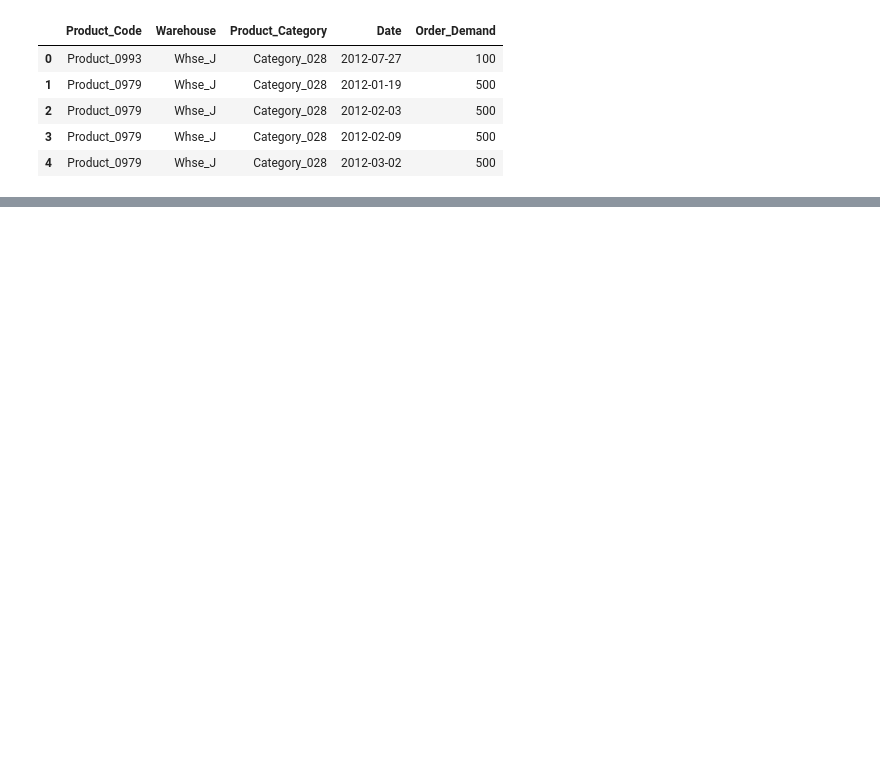
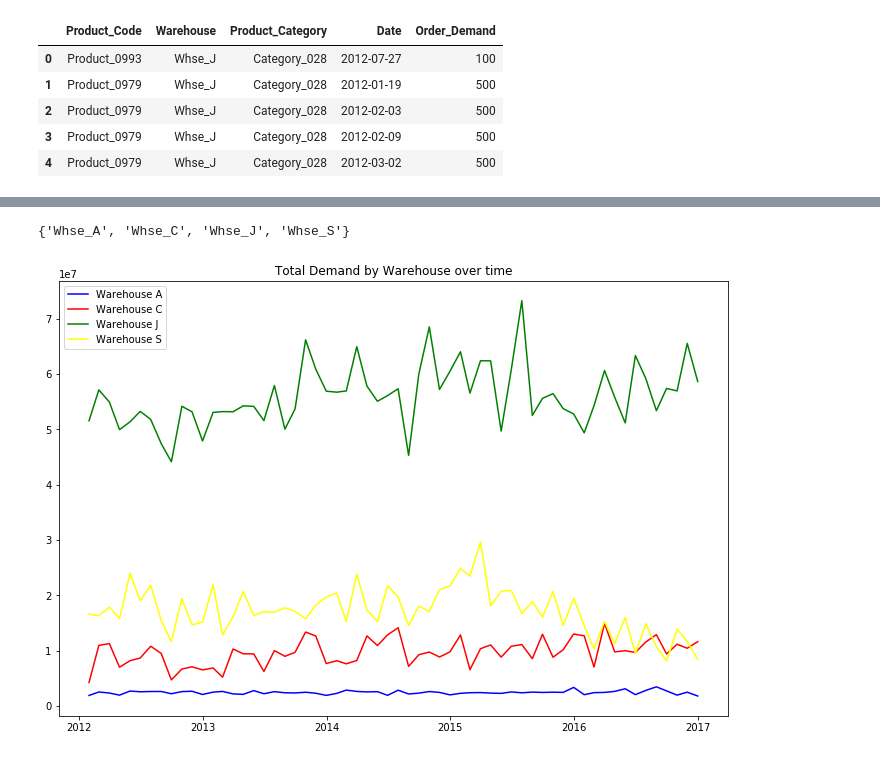
Before and after one commit to mt3443/visualization, a Jupyter notebook: visualizations.ipynb, the cells around one changed output, grey strips where cells are left out. Cells and saved outputs as stored; diff of their text form; code cells hidden in the pictures; blank space fills up the shorter version.

Commit message:
Finished visualizations

```diff
--- a/visualizations.ipynb
+++ b/visualizations.ipynb
@@ -5,6 +8,14 @@ import matplotlib.pyplot as plt
 # %%
 df = pd.read_csv('data/product_demand.csv').dropna()
 df['Date'] = pd.to_datetime(df['Date'])
+
+demands = []
+for index, row in df.iterrows():
+    demands.append(int(row['Order_Demand'].strip('()')))
+
+df['Order_Demand'] = demands
+del demands
+
 df.head()
 # %% [output]
 |  | Product_Code | Warehouse | Product_Category | Date | Order_Demand |
@@ -17,3 +28,7 @@ df.head()
 # total demand of all warehouses over time (line graph)
 # find product in multiple warehouses (pie graph)
 # total demand of some specific products over time (line graph)
+# %%
+# group total demand per warehouse by month
+warehouse_df = df[['Warehouse', 'Date', 'Order_Demand']]
+warehouse_df.head()
@@ -19,0 +42,28 @@ df.head()
+# %%
+set(warehouse_df.Warehouse.values)
+# %% [output]
+{'Whse_A', 'Whse_C', 'Whse_J', 'Whse_S'}
+# %%
+wa_df = warehouse_df.loc[warehouse_df.Warehouse == 'Whse_A'].set_index('Date').drop(columns='Warehouse').resample('M').sum()
+wc_df = warehouse_df.loc[warehouse_df.Warehouse == 'Whse_C'].set_index('Date').drop(columns='Warehouse').resample('M').sum()
+wj_df = warehouse_df.loc[warehouse_df.Warehouse == 'Whse_J'].set_index('Date').drop(columns='Warehouse').resample('M').sum()
+ws_df = warehouse_df.loc[warehouse_df.Warehouse == 'Whse_S'].set_index('Date').drop(columns='Warehouse').resample('M').sum()
+
+wa_df.drop(wa_df.head(12).index, inplace=True)
+wc_df.drop(wc_df.head(4).index, inplace=True)
+wc_df.drop(wc_df.tail(1).index, inplace=True)
+wj_df.drop(wj_df.head(2).index, inplace=True)
+wj_df.drop(wj_df.tail(1).index, inplace=True)
+ws_df.drop(ws_df.head(7).index, inplace=True)
+ws_df.drop(ws_df.tail(1).index, inplace=True)
+# %%
+plt.rcParams['figure.figsize'] = [12, 8]
+plt.title('Total Demand by Warehouse Over Time')
+plt.plot(wa_df, color='blue', label='Warehouse A')
+plt.plot(wc_df, color='red', label='Warehouse C')
+plt.plot(wj_df, color='green', label='Warehouse J')
+plt.plot(ws_df, color='yellow', label='Warehouse S')
+plt.legend(loc='best')
+plt.show()
+# %% [output]
+[figure, added]
```
Also changed, not shown: parts of 7 cells of this notebook.
